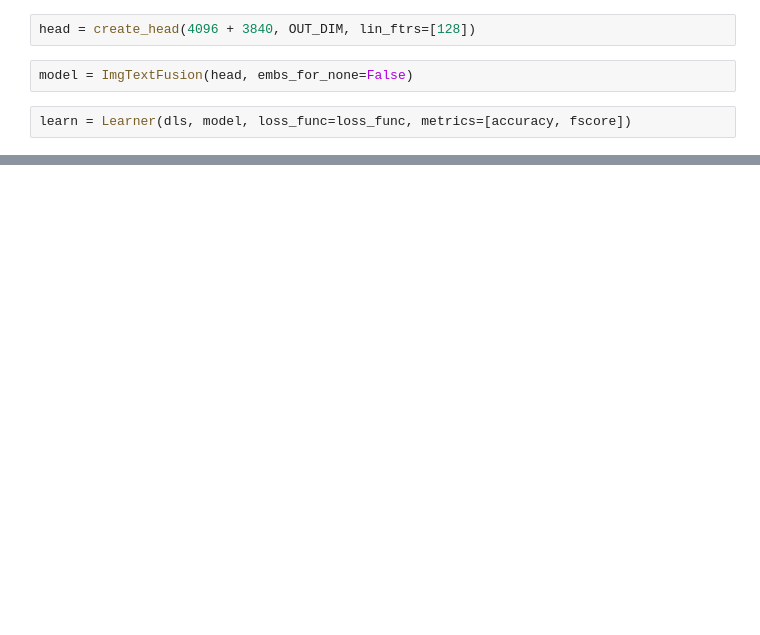
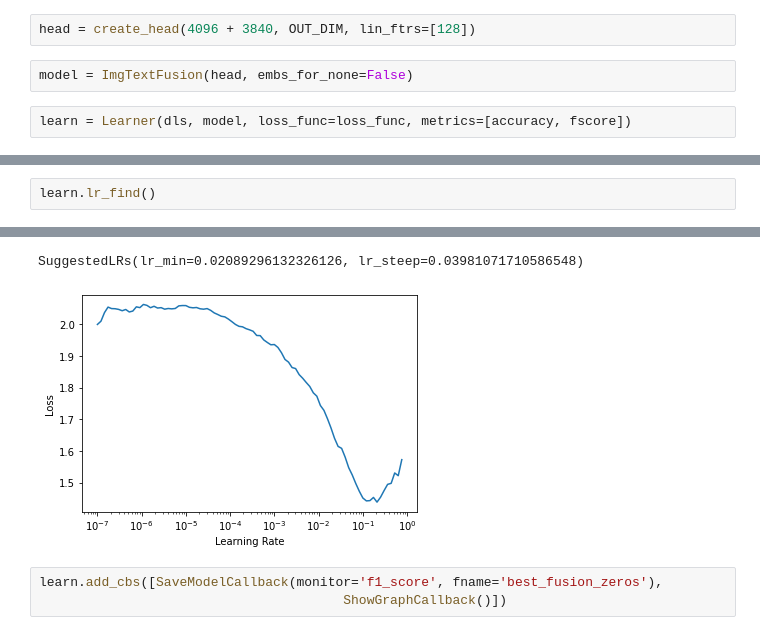
Before and after one commit to peluz/victor-visual-text, a Jupyter notebook: img_text_fusion.ipynb, the cells around one changed output, grey strips where cells are left out. Saved outputs shown, nothing was run; the diff lists cells and outputs as text; blank space fills up the shorter version.

```diff
--- a/img_text_fusion.ipynb
+++ b/img_text_fusion.ipynb
@@ -328,0 +341,3 @@ Better model found at epoch 0 with f1_score value: 0.7038682571851839.
+# %%
+learn.lr_find()
+# %% [output]
@@ -328,0 +345,5 @@ Better model found at epoch 0 with f1_score value: 0.7038682571851839.
+SuggestedLRs(lr_min=0.02089296132326126, lr_steep=0.03981071710586548)
+[figure, added]
+# %%
+learn.add_cbs([SaveModelCallback(monitor='f1_score', fname='best_fusion_zeros'),
+                                       ShowGraphCallback()])
```
Also changed, not shown: parts of 37 cells of this notebook, 4 other files.
